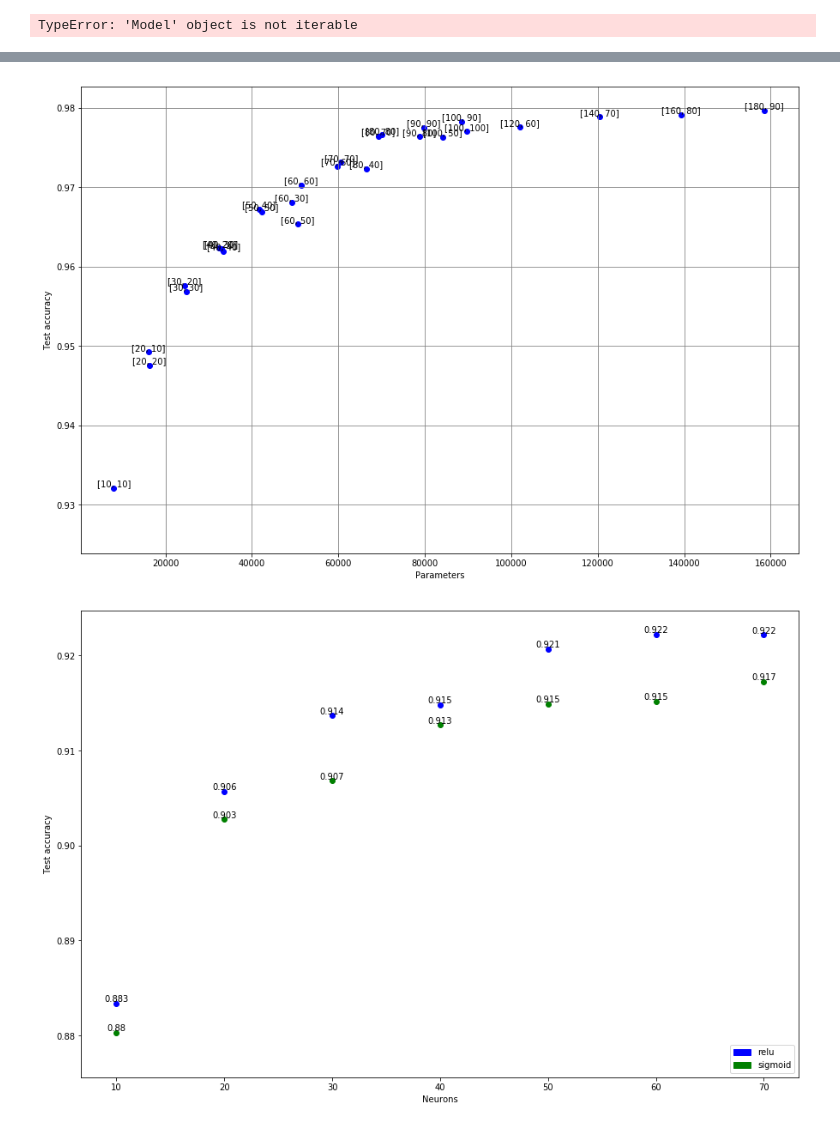
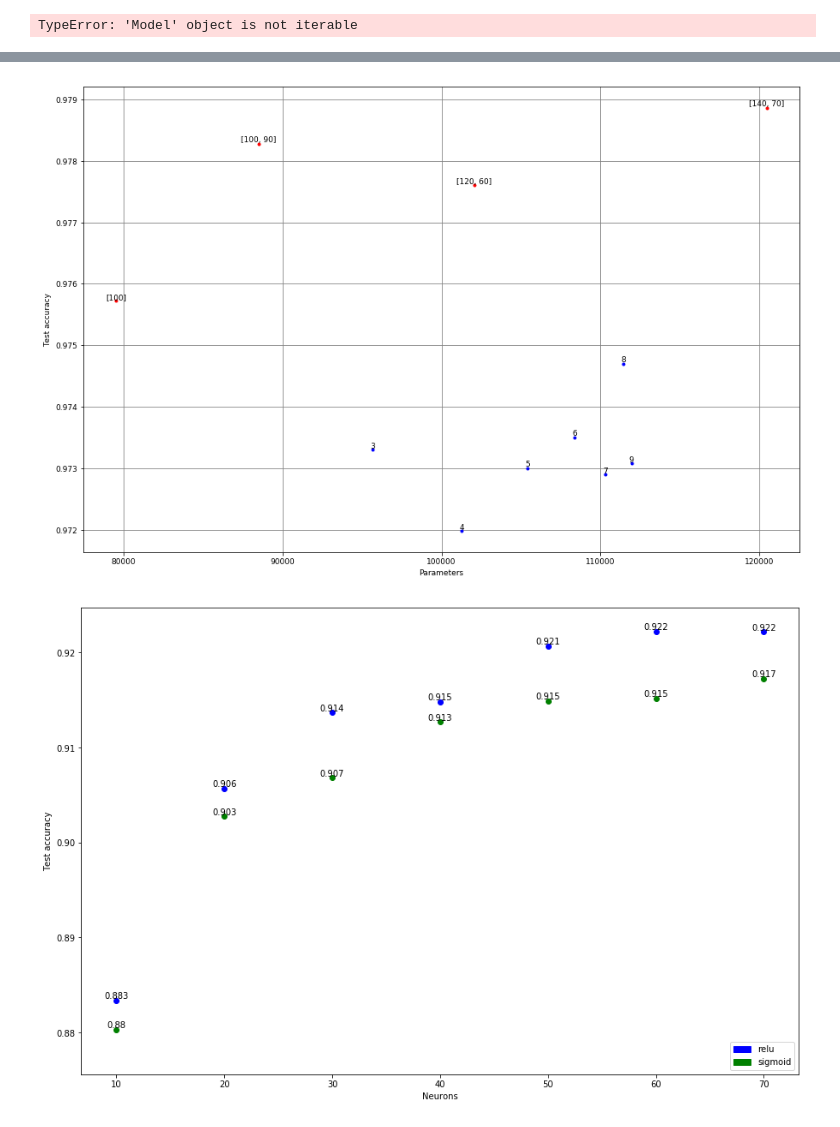
Before and after one commit to timellemeet/seminar, a Jupyter notebook: src/neuralnet/analysis.ipynb, the cells around one changed output, grey strips where cells are left out. Drawn from its saved outputs; the diff is of its cells as text; code cells hidden in the pictures.

Commit message:
reloid results

```diff
--- a/src/neuralnet/analysis.ipynb
+++ b/src/neuralnet/analysis.ipynb
@@ -22,3 +20,10 @@ for model in models:
     model.plot_error()
 # %% [output]
 TypeError: 'Model' object is not iterable
+# %%
+allmodels = load_models("Results/Base")
+models = [allmodels[49]] + [allmodels[12]] + [allmodels[13]] + allmodels[3:11][::-1]
+
+list_models(allmodels)
+print('\n')
+operations_plot(allmodels)
@@ -25,30 +49,31 @@ TypeError: 'Model' object is not iterable
 # %%
+mpl.rcParams.update({'font.size': 9})
 for model in models:
     texts = []
     acc = model.overall_test_accuracy
     layers = model.model[0]['info']['netparams']['hidden_layers']
     operations = 784*layers[0]+10*layers[-1] + layers[0] + 10
     for i in range(1, len(layers)):
         #weights + bias
         operations += layers[i-1]*layers[i]+layers[i]
     fig = plt.gcf()
     fig.set_size_inches(15,10)
-    if len(layers)==2:
-        plt.scatter(operations, acc, marker='o',color='b')
+    if len(layers)<=2:
+        plt.plot(operations, acc, marker='o',color='r',markersize="3")
         texts.append(plt.text(operations, acc, str(layers), ha='center', va='bottom'))
-#     if len(layers) == 1 and layers[0]<=200:
-#         plt.scatter(operations, acc, marker='.',color='r')
-#         texts.append(plt.text(operations, acc, str(layers), ha='center', va='bottom'))
-    if
+    else:
+        plt.plot(operations, acc, marker='o',color='b',markersize="3")
+        texts.append(plt.text(operations, acc, str(len(layers)), ha='center', va='bottom'))
+
 plt.xlabel('Parameters')
 plt.ylabel('Test accuracy')
 plt.grid()
 plt.rc('grid', linestyle="-", color='grey')
-adjust_text(texts, arrowprops=dict(arrowstyle='->', color='red'))
-plt.show()
-# matplotlib2tikz.save("../plots/test.tex")
+# adjust_text(texts)
+# plt.show()
+matplotlib2tikz.save("../plots/deeper.tex")
 # %% [output]
-[figure, old version]
+[figure, new version]
 # %%
 model_act = load_models('../neuralnet/Results/Base/ActivationFunc/noinitweights/')
 # %%
```
Also changed, not shown: parts of 2 cells of this notebook, 11 other files.
